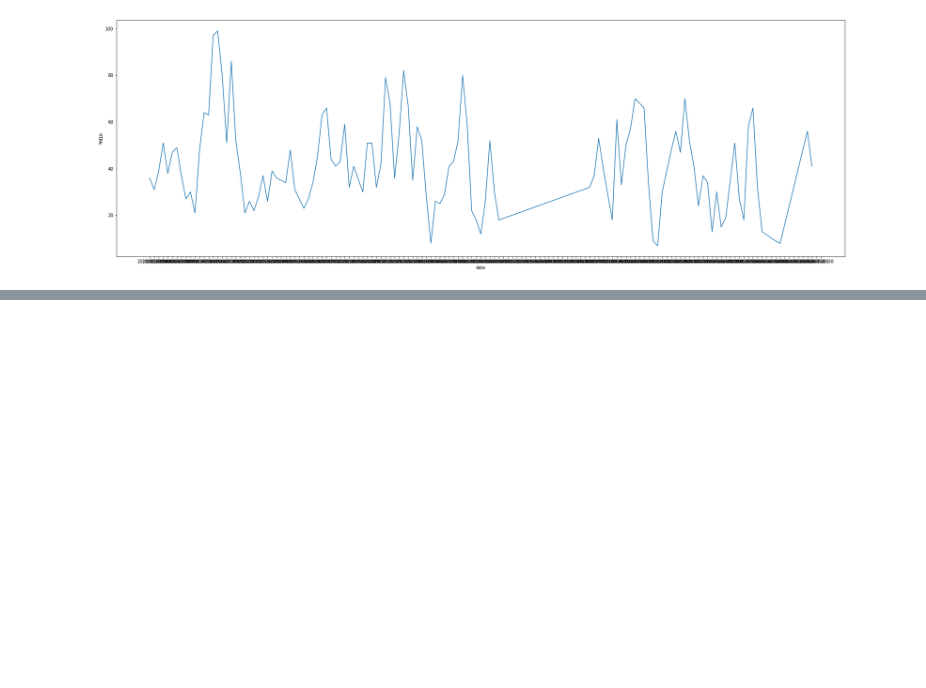
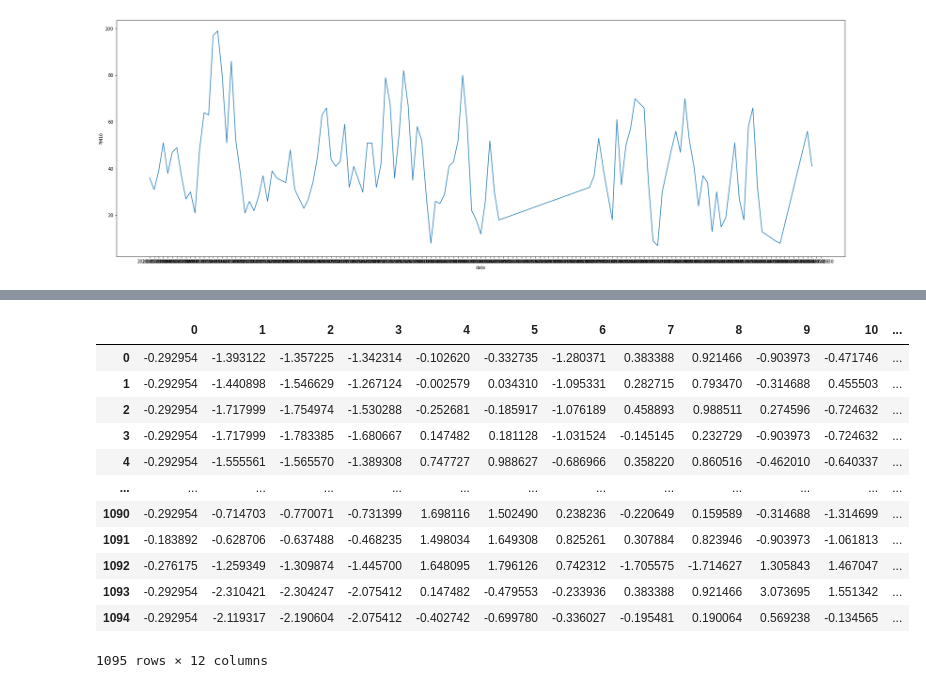
Before and after one commit to facial09/-, a Jupyter notebook: bikeseoul.ipynb, the cells around one changed output, grey strips where cells are left out. Drawn from its saved outputs; the diff is of its cells as text; code cells hidden in the pictures; blank space fills up the shorter version.

```diff
--- a/bikeseoul.ipynb
+++ b/bikeseoul.ipynb
@@ -169,0 +212,17 @@ sns.lineplot(train.iloc[1:150].index, train.iloc[1:150]['PM10'])
+# %%
+z_impute = pd.DataFrame(IterativeImputer(verbose=False).fit_transform(z))
+z_impute
+# %% [output]
+|  | 0 | 1 | 2 | 3 | 4 | 5 | 6 | 7 | 8 | 9 | 10 | ... |
+| 0 | -0.292954 | -1.393122 | -1.357225 | -1.342314 | -0.102620 | -0.332735 | -1.280371 | 0.383388 | 0.921466 | -0.903973 | -0.471746 | ... |
+| 1 | -0.292954 | -1.440898 | -1.546629 | -1.267124 | -0.002579 | 0.034310 | -1.095331 | 0.282715 | 0.793470 | -0.314688 | 0.455503 | ... |
+| 2 | -0.292954 | -1.717999 | -1.754974 | -1.530288 | -0.252681 | -0.185917 | -1.076189 | 0.458893 | 0.988511 | 0.274596 | -0.724632 | ... |
+| 3 | -0.292954 | -1.717999 | -1.783385 | -1.680667 | 0.147482 | 0.181128 | -1.031524 | -0.145145 | 0.232729 | -0.903973 | -0.724632 | ... |
+| 4 | -0.292954 | -1.555561 | -1.565570 | -1.389308 | 0.747727 | 0.988627 | -0.686966 | 0.358220 | 0.860516 | -0.462010 | -0.640337 | ... |
+| ... | ... | ... | ... | ... | ... | ... | ... | ... | ... | ... | ... | ... |
+| 1090 | -0.292954 | -0.714703 | -0.770071 | -0.731399 | 1.698116 | 1.502490 | 0.238236 | -0.220649 | 0.159589 | -0.314688 | -1.314699 | ... |
+| 1091 | -0.183892 | -0.628706 | -0.637488 | -0.468235 | 1.498034 | 1.649308 | 0.825261 | 0.307884 | 0.823946 | -0.903973 | -1.061813 | ... |
+| 1092 | -0.276175 | -1.259349 | -1.309874 | -1.445700 | 1.648095 | 1.796126 | 0.742312 | -1.705575 | -1.714627 | 1.305843 | 1.467047 | ... |
+| 1093 | -0.292954 | -2.310421 | -2.304247 | -2.075412 | 0.147482 | -0.479553 | -0.233936 | 0.383388 | 0.921466 | 3.073695 | 1.551342 | ... |
+| 1094 | -0.292954 | -2.119317 | -2.190604 | -2.075412 | -0.402742 | -0.699780 | -0.336027 | -0.195481 | 0.190064 | 0.569238 | -0.134565 | ... |
+1095 rows × 12 columns
```
Also changed, not shown: parts of 22 cells of this notebook, 1 other file.
